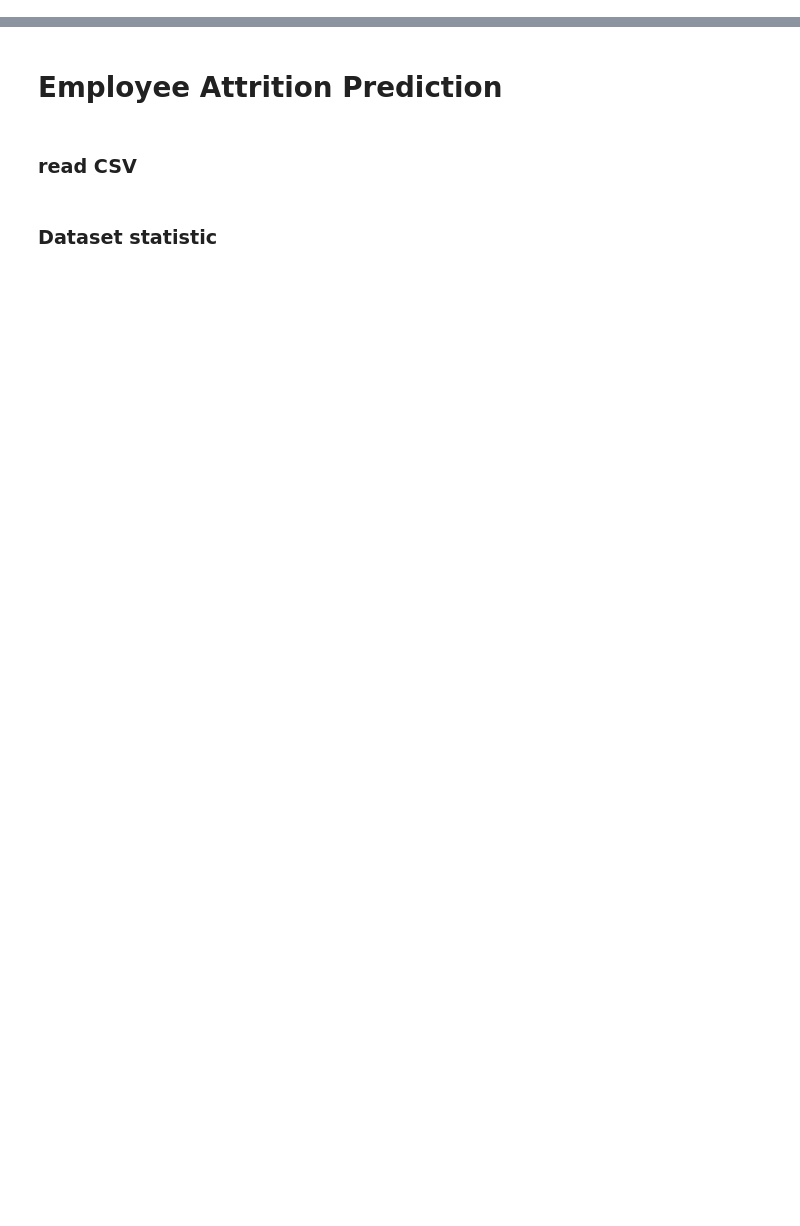
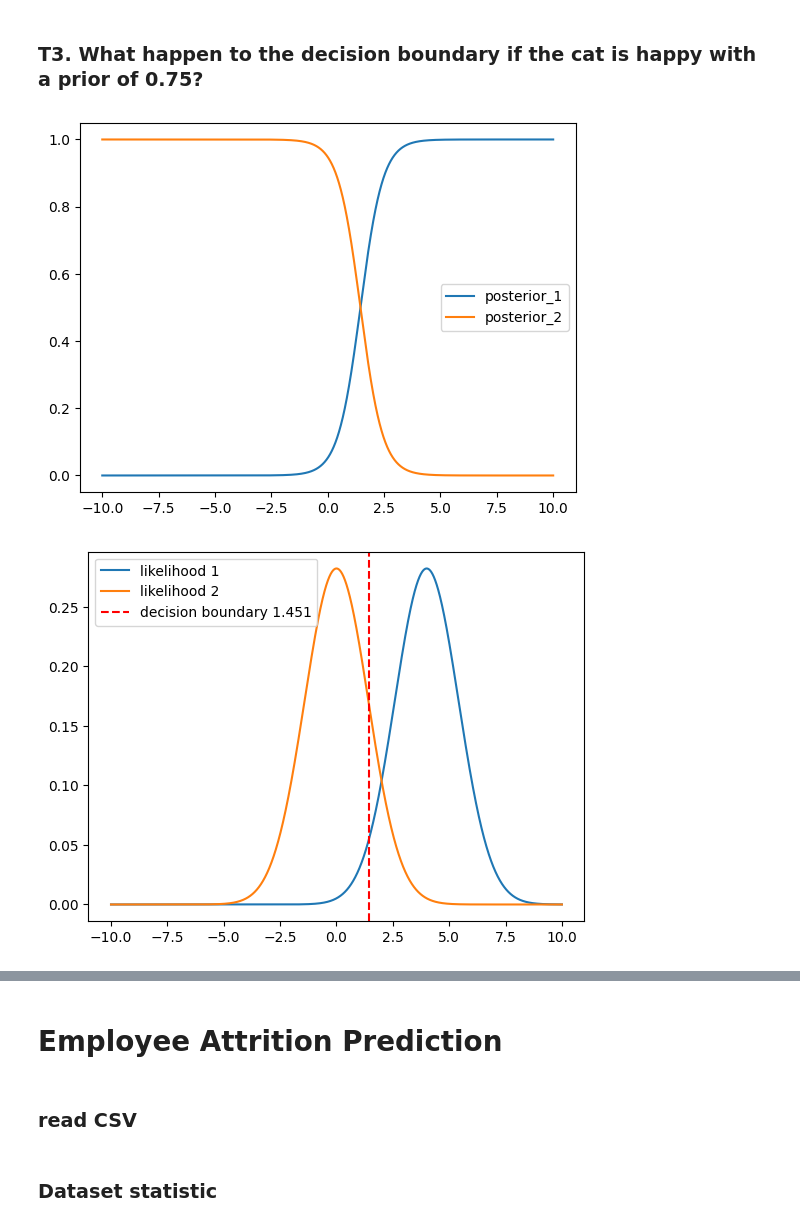
Before and after one commit to ppirch/Pattern_2024, a Jupyter notebook: HW/HW02/starter_code/Pattern_HW2_student_2024.ipynb, the cells around one changed output, grey strips where cells are left out. Saved outputs shown, nothing was run; the diff lists cells and outputs as text; code cells hidden in the pictures; blank space fills up the shorter version.

```diff
--- a/HW/HW02/starter_code/Pattern_HW2_student_2024.ipynb
+++ b/HW/HW02/starter_code/Pattern_HW2_student_2024.ipynb
@@ -0,0 +53,41 @@
+# %% [markdown]
+### T3. What happen to the decision boundary if the cat is happy with a prior of 0.75?
+# %%
+mean_1 = 4
+variance_1 = 2
+mean_2 = 0
+variance_2 = 2
+
+prior_1 = 0.75
+prior_2 = 1 - prior_1
+
+x = np.arange(-10, 10, 0.00001)
+
+# normal distribution
+likelihood_1 = (1 / np.sqrt(2 * np.pi * variance_1)) * np.exp(-((x - mean_1) ** 2) / (2 * variance_1))
+likelihood_2 = (1 / np.sqrt(2 * np.pi * variance_2)) * np.exp(-((x - mean_2) ** 2) / (2 * variance_2))
+
+evidence = likelihood_1 * prior_1 + likelihood_2 * prior_2
+
+posterior_1 = likelihood_1 * prior_1 / evidence
+posterior_2 = likelihood_2 * prior_2 / evidence
+
+plt.plot(x, posterior_1, label='posterior_1')
+plt.plot(x, posterior_2, label='posterior_2')
+plt.legend()
+plt.show()
+
+likelihood_ratio = likelihood_1 / likelihood_2
+priors_ratio = prior_2 / prior_1
+
+boundary_position = x[likelihood_ratio >= priors_ratio][0]
+decision_boundary = likelihood_2[x == boundary_position]
+
+plt.plot(x, likelihood_1, label="likelihood 1")
+plt.plot(x, likelihood_2, label="likelihood 2")
+plt.axvline(x=boundary_position, color='r', linestyle='--', label=f"decision boundary {boundary_position:.3f}")
+plt.legend()
+plt.show()
+# %% [output]
+[figure, added]
+[figure, added]
```
Also changed, not shown: parts of 50 cells of this notebook, 2 other files.
